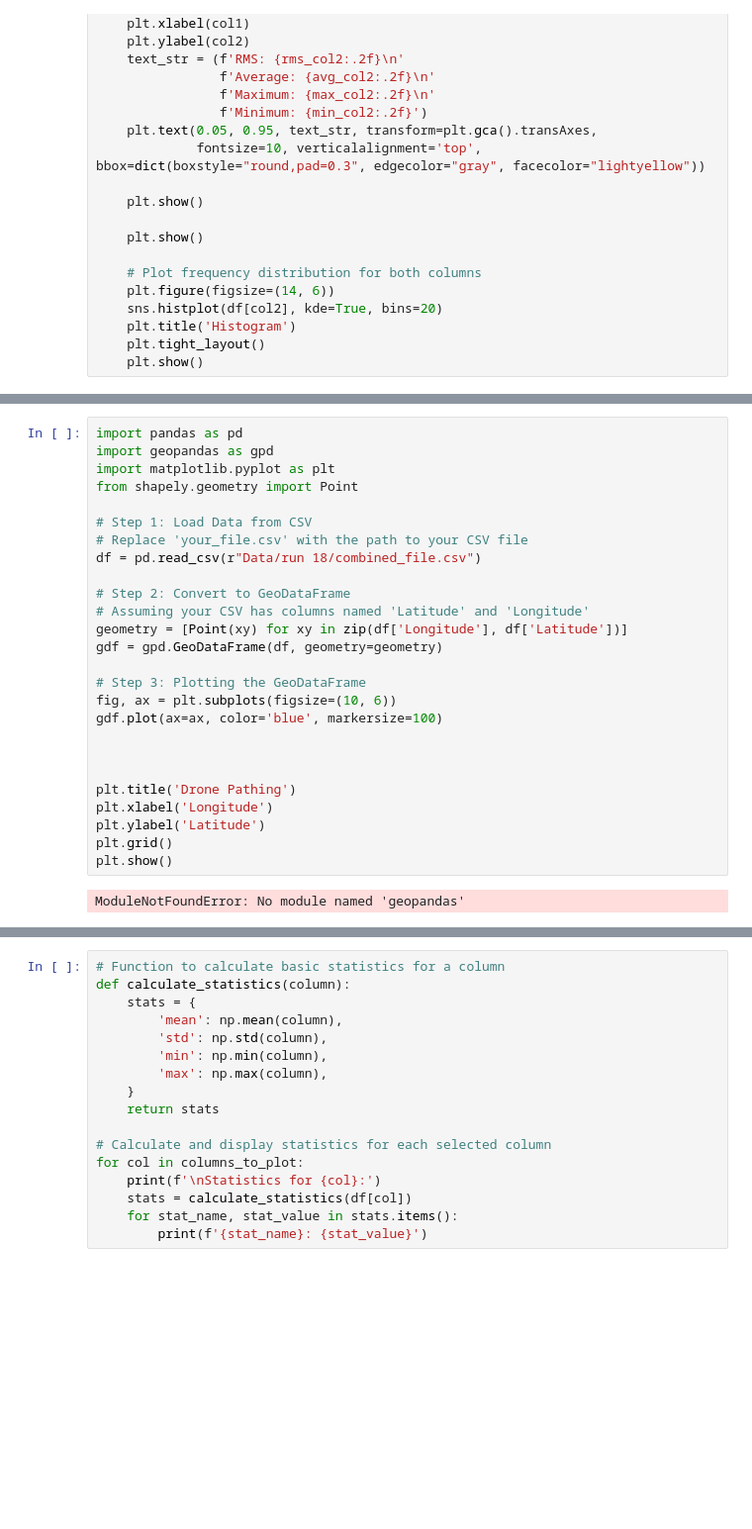
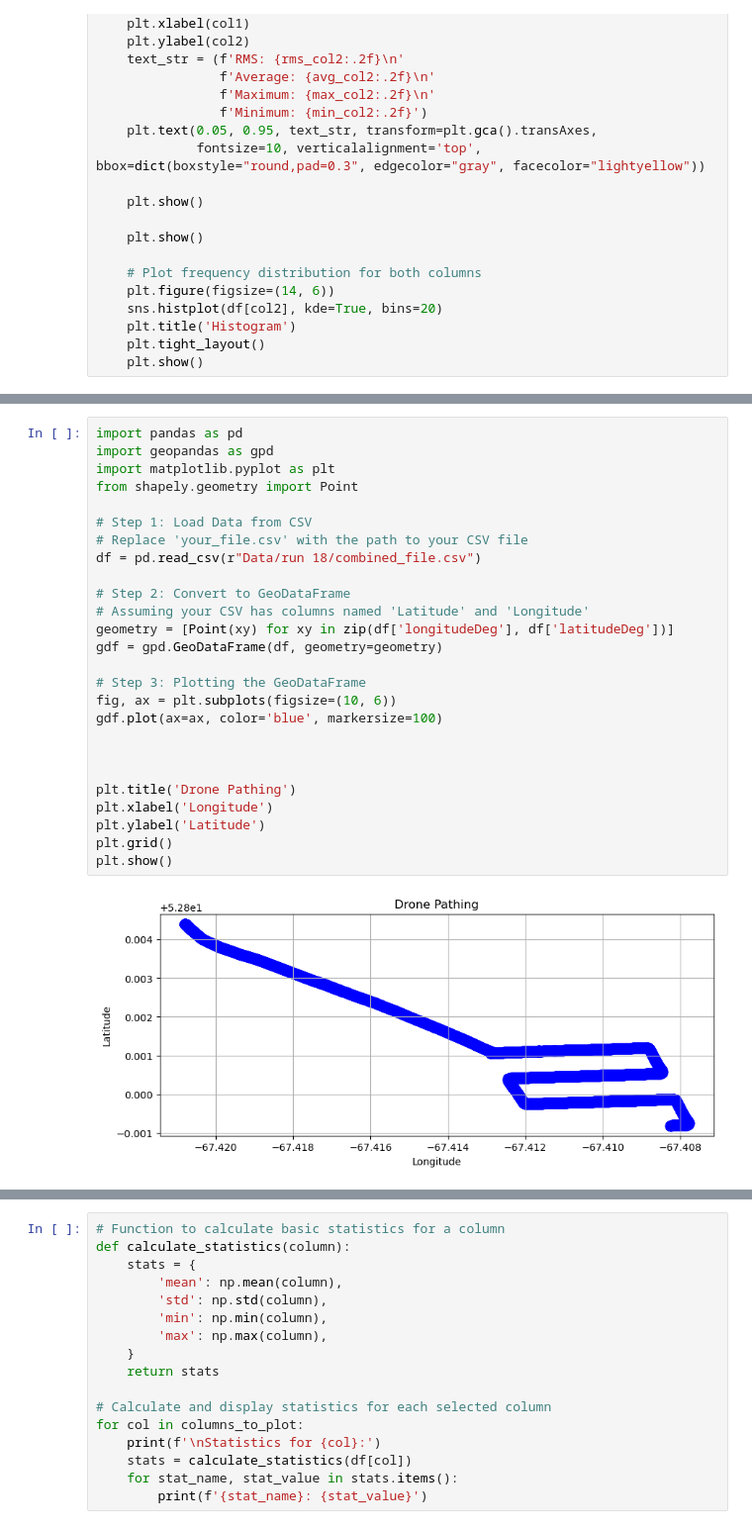
Before and after one commit to ECSE463-CAPSTONE/uav-modeling, a Jupyter notebook: Preliminary_Analysis/analysis.ipynb, the cells around one changed output, grey strips where cells are left out. Shown: that part at 99% size. Saved outputs shown, nothing was run; the diff lists cells and outputs as text; blank space fills up the shorter version.

```diff
--- a/Preliminary_Analysis/analysis.ipynb
+++ b/Preliminary_Analysis/analysis.ipynb
@@ -109,31 +129,31 @@ Name: count, Length: 8346, dtype: int64
 # %%
 import pandas as pd
 import geopandas as gpd
 import matplotlib.pyplot as plt
 from shapely.geometry import Point
 
 # Step 1: Load Data from CSV
 # Replace 'your_file.csv' with the path to your CSV file
 df = pd.read_csv(r"Data/run 18/combined_file.csv")
 
 # Step 2: Convert to GeoDataFrame
 # Assuming your CSV has columns named 'Latitude' and 'Longitude'
-geometry = [Point(xy) for xy in zip(df['Longitude'], df['Latitude'])]
+geometry = [Point(xy) for xy in zip(df['longitudeDeg'], df['latitudeDeg'])]
 gdf = gpd.GeoDataFrame(df, geometry=geometry)
 
 # Step 3: Plotting the GeoDataFrame
 fig, ax = plt.subplots(figsize=(10, 6))
 gdf.plot(ax=ax, color='blue', markersize=100)
 
 
 
 plt.title('Drone Pathing')
 plt.xlabel('Longitude')
 plt.ylabel('Latitude')
 plt.grid()
 plt.show()
 # %% [output]
-ModuleNotFoundError: No module named 'geopandas'
+[figure, added]
 # %%
 
 # Select columns (you can modify these to select any columns)
```
Also changed, not shown: parts of 3 cells of this notebook, 1 other file.
